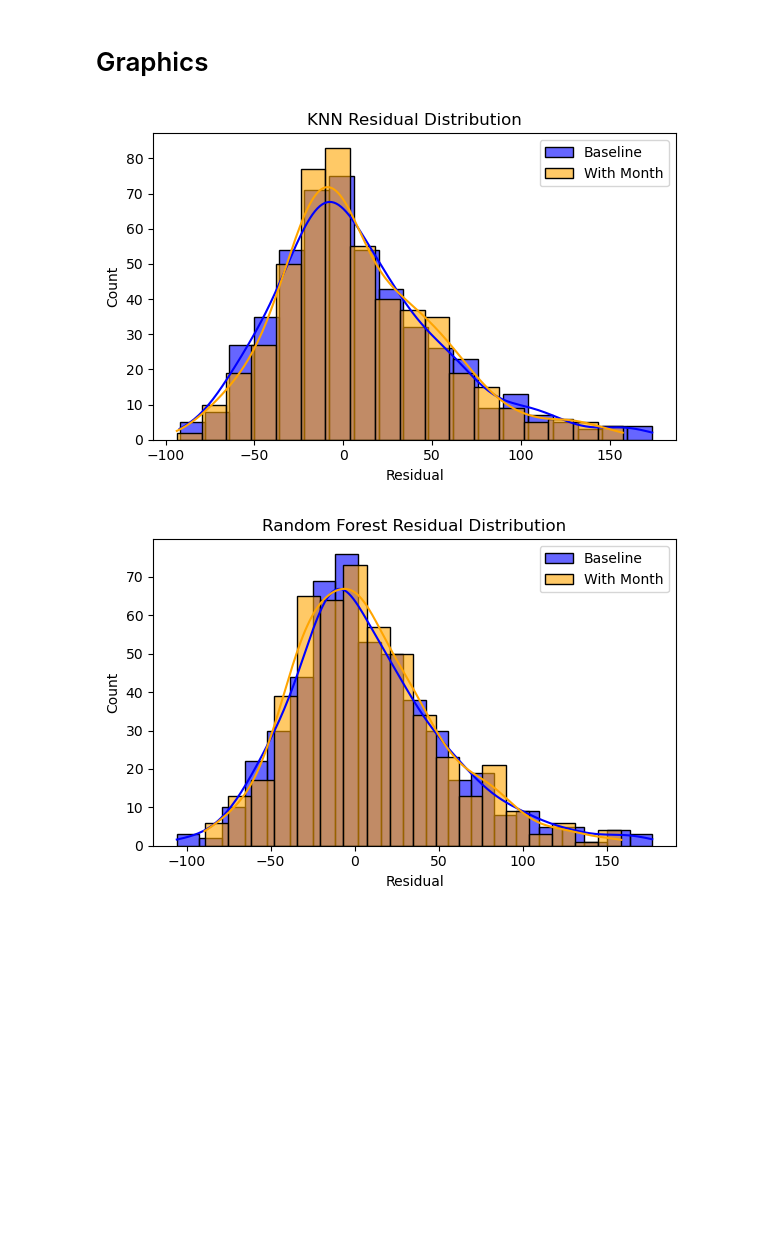
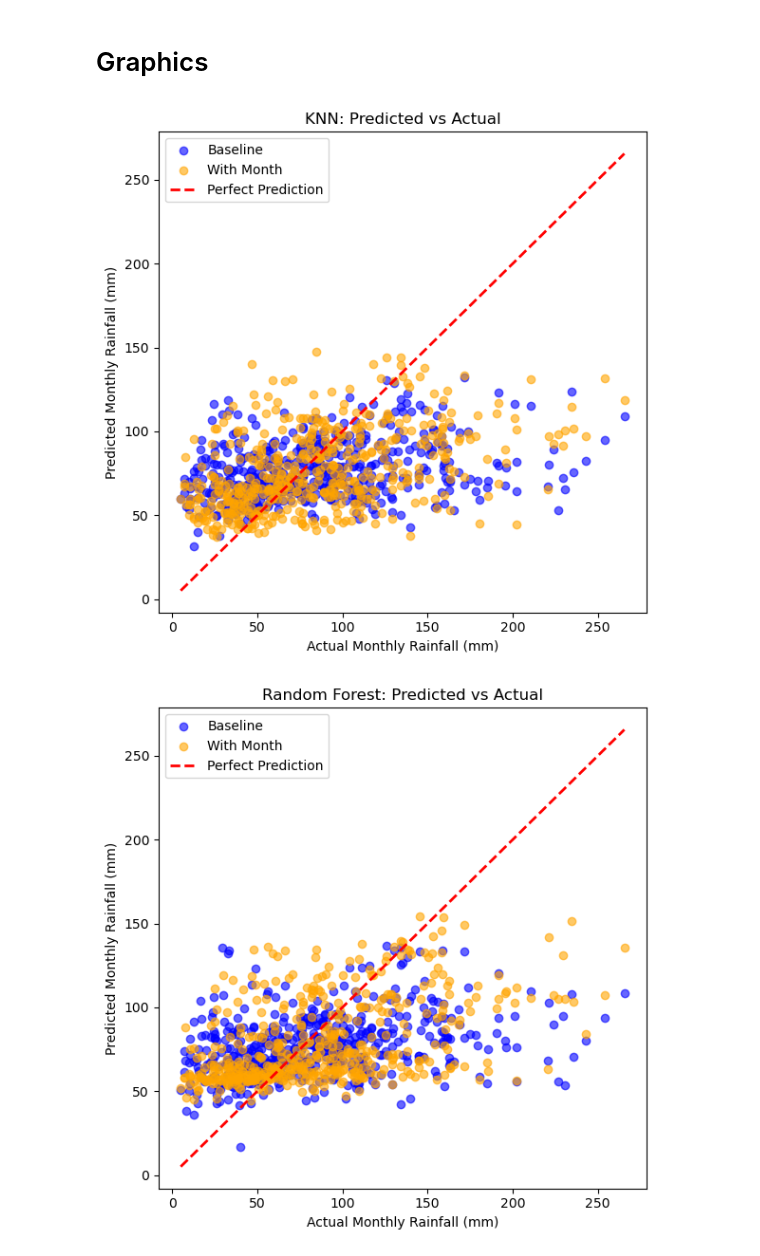
Before and after one commit to pxy05/rainfall-prediction, a Jupyter notebook: final_models2.ipynb, the cells around one changed output. Drawn from its saved outputs; the diff is of its cells as text; code cells hidden in the pictures; blank space fills up the shorter version.

Commit message:
added pred vs actual graph

```diff
--- a/final_models2.ipynb
+++ b/final_models2.ipynb
@@ -347,6 +362,35 @@ Note: Detailed hyperparameter tuning results were printed during training above.
 import matplotlib.pyplot as plt
 import seaborn as sns
 import math
+
+# Predicted vs Actual Plots
+# KNN
+plt.figure(figsize=(6, 6))
+plt.scatter(test_actual_baseline, knn_baseline_preds, alpha=0.6, label='Baseline', color='blue')
+plt.scatter(test_actual, knn_with_month_preds, alpha=0.6, label='With Month', color='orange')
+all_actual = pd.concat([test_actual_baseline, test_actual])
+all_min, all_max = all_actual.min(), all_actual.max()
+plt.plot([all_min, all_max], [all_min, all_max], 'r--', label='Perfect Prediction', linewidth=2)
+plt.xlabel("Actual Monthly Rainfall (mm)")
+plt.ylabel("Predicted Monthly Rainfall (mm)")
+plt.title("KNN: Predicted vs Actual")
+plt.legend()
+plt.tight_layout()
+plt.show()
+
+# Random Forest
+plt.figure(figsize=(6, 6))
+plt.scatter(test_actual_baseline, rf_baseline_preds, alpha=0.6, label='Baseline', color='blue')
+plt.scatter(test_actual, rf_with_month_preds, alpha=0.6, label='With Month', color='orange')
+all_actual_rf = pd.concat([test_actual_baseline, test_actual])
+all_min_rf, all_max_rf = all_actual_rf.min(), all_actual_rf.max()
+plt.plot([all_min_rf, all_max_rf], [all_min_rf, all_max_rf], 'r--', label='Perfect Prediction', linewidth=2)
+plt.xlabel("Actual Monthly Rainfall (mm)")
+plt.ylabel("Predicted Monthly Rainfall (mm)")
+plt.title("Random Forest: Predicted vs Actual")
+plt.legend()
+plt.tight_layout()
+plt.show()
 
 # Residual Distribution Plots
 
@@ -423,32 +467,32 @@ rf_baseline_n_est       = rf_baseline_results_df['param_n_estimators'].unique()
 rf_baseline_n_est       = sorted([x for x in rf_baseline_n_est if x is not None])
 
 rf_baseline_mse_by_n_est = []
 for n_est in rf_baseline_n_est:
     mask = rf_baseline_results_df['param_n_estimators'] == n_est
     best_rmse = -rf_baseline_results_df[mask]['mean_test_score'].max()
     rf_baseline_mse_by_n_est.append(best_rmse)
 
 rf_with_month_results_df    = pd.DataFrame(rf_grid_with_month.cv_results_)
 rf_with_month_n_est         = rf_with_month_results_df['param_n_estimators'].unique()
 rf_with_month_n_est         = sorted([x for x in rf_with_month_n_est if x is not None])
 
 rf_with_month_mse_by_n_est = []
 for n_est in rf_with_month_n_est:
     mask = rf_with_month_results_df['param_n_estimators'] == n_est
     best_rmse = -rf_with_month_results_df[mask]['mean_test_score'].max()
     rf_with_month_mse_by_n_est.append(best_rmse)
 
 
 plt.figure(figsize=(10, 5))
 plt.plot(rf_baseline_n_est, rf_baseline_mse_by_n_est, label='Baseline', marker='o', color='blue', linewidth=2)
 plt.plot(rf_with_month_n_est, rf_with_month_mse_by_n_est, label='With Month', marker='o', color='orange', linewidth=2)
 plt.xlabel("Number of Trees")
 plt.ylabel("RMSE")
 plt.title("Random Forest: RMSE vs Number of Trees")
 plt.legend()
 plt.grid(True, alpha=0.3)
 plt.tight_layout()
 plt.show()
 # %% [output]
-[figure, old version]
+[figure, new version]
-[figure, old version]
+[figure, new version]
```
Also changed, not shown: parts of 2 cells of this notebook.
